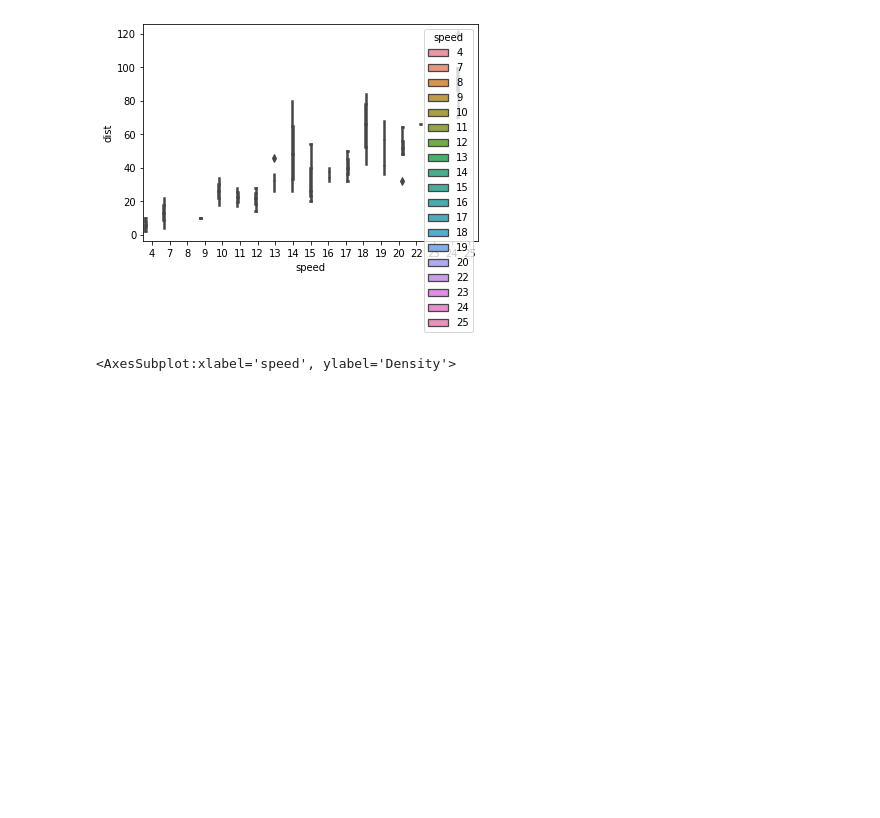
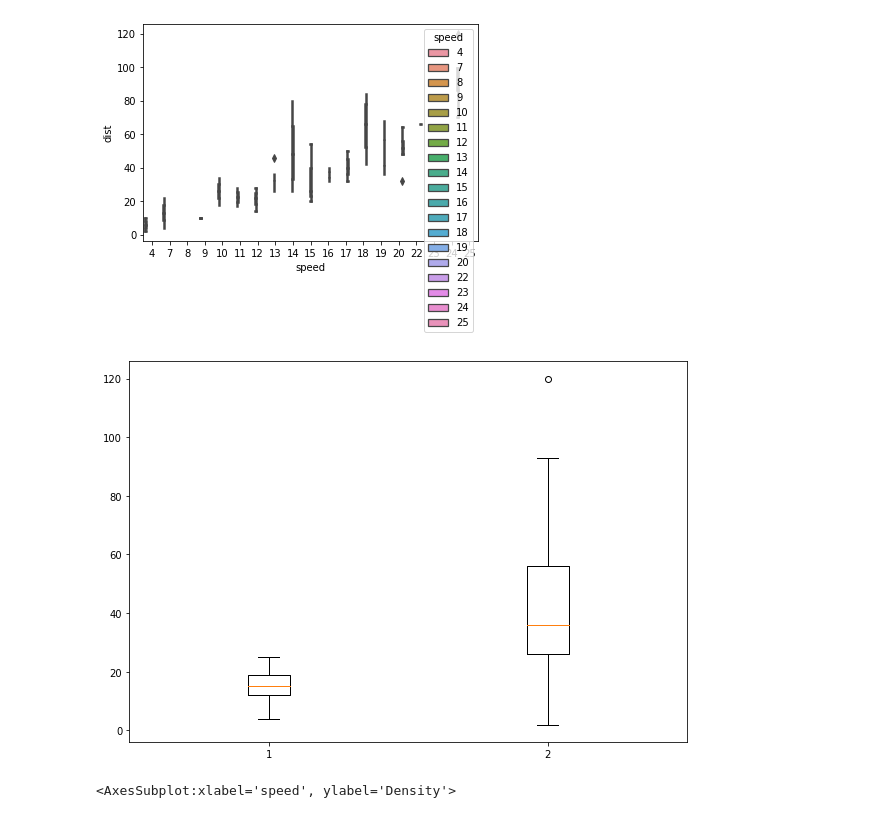
Before and after one commit to Sudipta07151/DATA_SCIENCE, a Jupyter notebook: q4.ipynb, the cells around one changed output. Drawn from its saved outputs; the diff is of its cells as text; code cells hidden in the pictures; blank space fills up the shorter version.

```diff
--- a/q4.ipynb
+++ b/q4.ipynb
@@ -38,6 +38,13 @@ sns.boxplot(x='speed',y='dist',data=data,hue='speed', linewidth=2.5)
 # %% [output]
 <AxesSubplot:xlabel='speed', ylabel='dist'>
 [figure]
+# %%
+#box plot
+fig=mplot.figure(figsize=(10,7))
+ax=fig.add_subplot(111)
+bp=ax.boxplot(data)
+# %% [output]
+[figure, added]
 # %%
 #Density plot
 sns.distplot(data['speed'])
```
